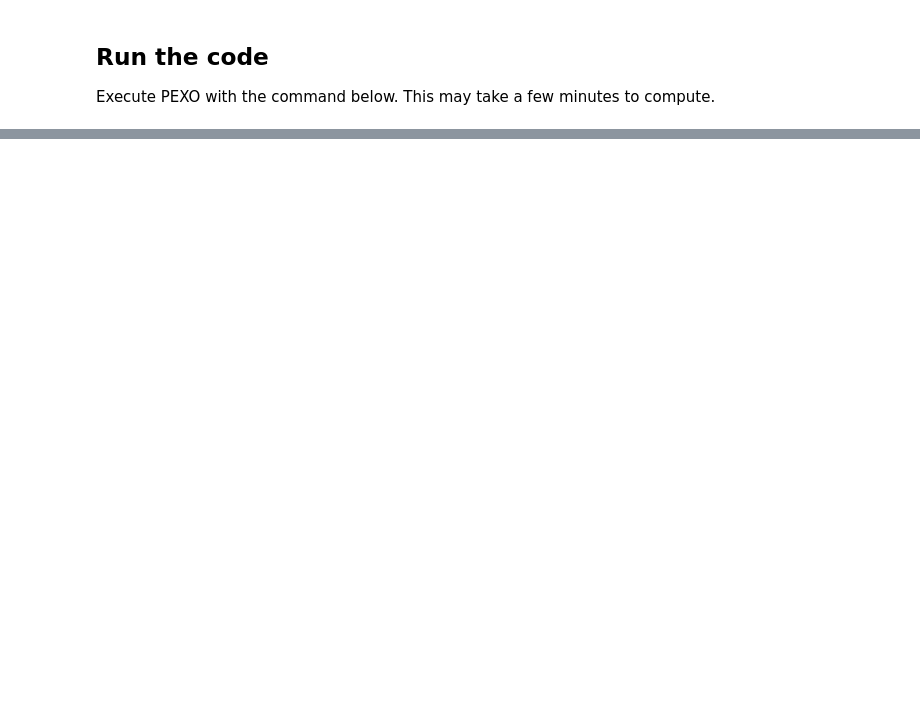
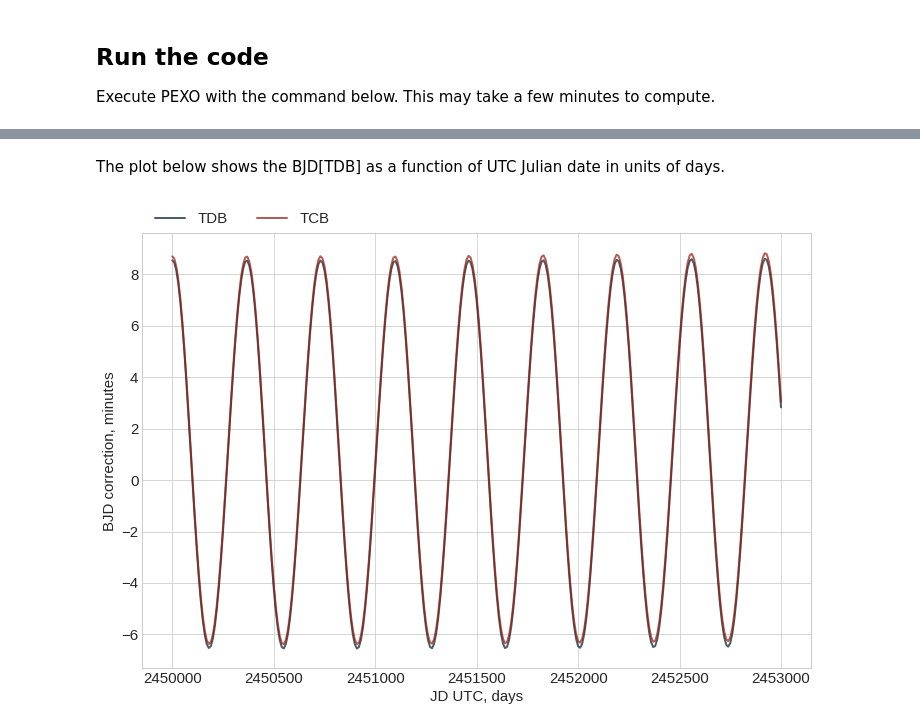
Before and after one commit to phillippro/pexo, a Jupyter notebook: demos/demo-tdb.ipynb, the cells around one changed output, grey strips where cells are left out. Cells and saved outputs as stored; diff of their text form; code cells hidden in the pictures; blank space fills up the shorter version.

```diff
--- a/demos/demo-tdb.ipynb
+++ b/demos/demo-tdb.ipynb
@@ -65,0 +65,9 @@ Table("tdb-out.txt")
+# %% [markdown]
+The plot below shows the BJD\[TDB\] as a function of UTC Julian date in units of days.
+# %%
+from utilities import Plot
+p = Plot("../results/tdb-out.txt", factors=(1, 24*60)).add_plot(xcol=["JDutc1", "JDutc2"], ycol=["BJDtdb1", "BJDtdb2"], yxdiff=True, legend="TDB").add_plot(xcol=["JDutc1", "JDutc2"], ycol=["BJDtcb1", "BJDtcb2"], yxdiff=True, legend="TCB")
+o=p.axis.set_xlabel("JD UTC, days")
+o=p.axis.set_ylabel("BJD correction, minutes")
+# %% [output]
+[figure, added]
```
Also changed, not shown: parts of 5 cells of this notebook, 10 other files.
